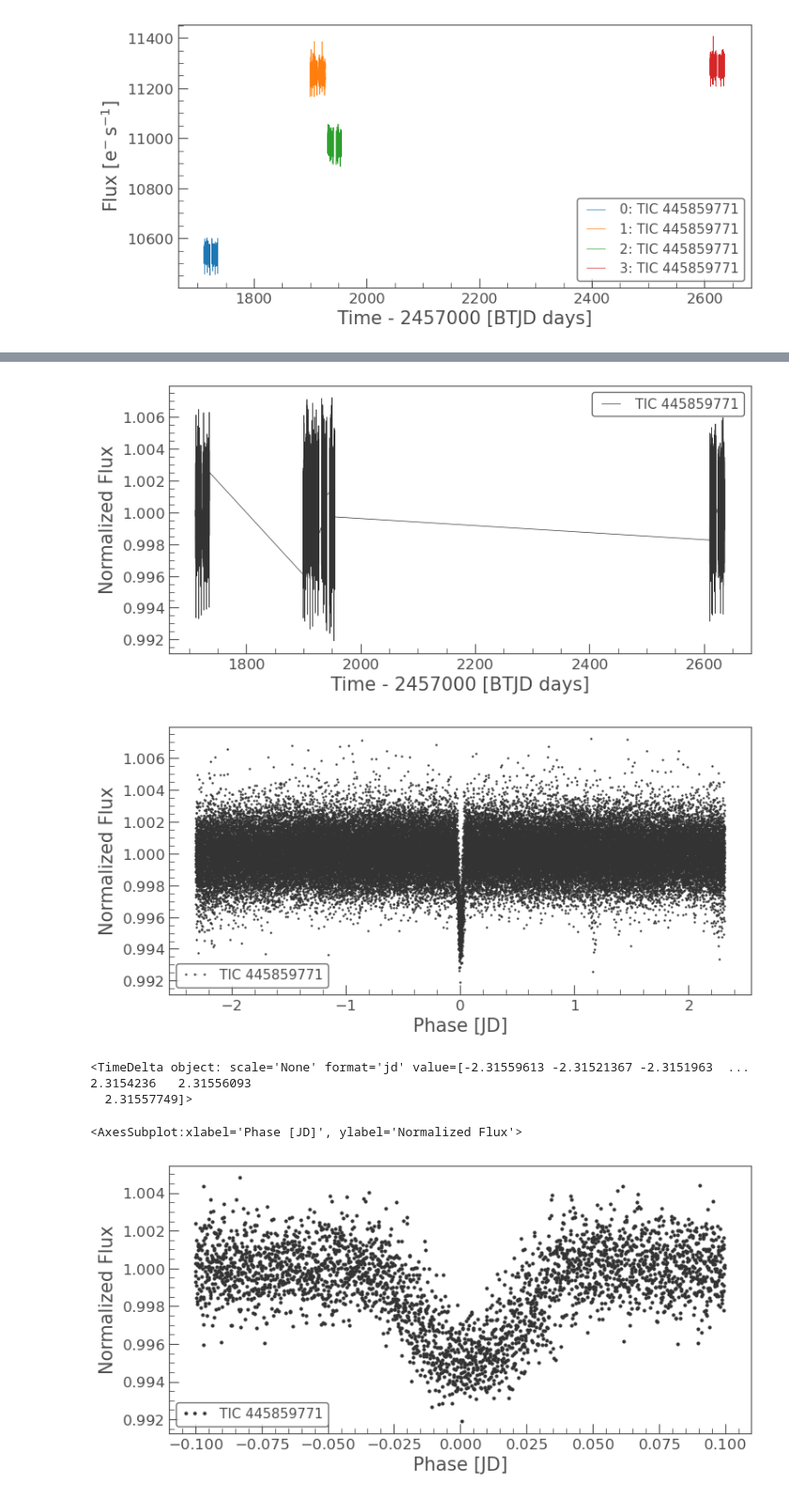
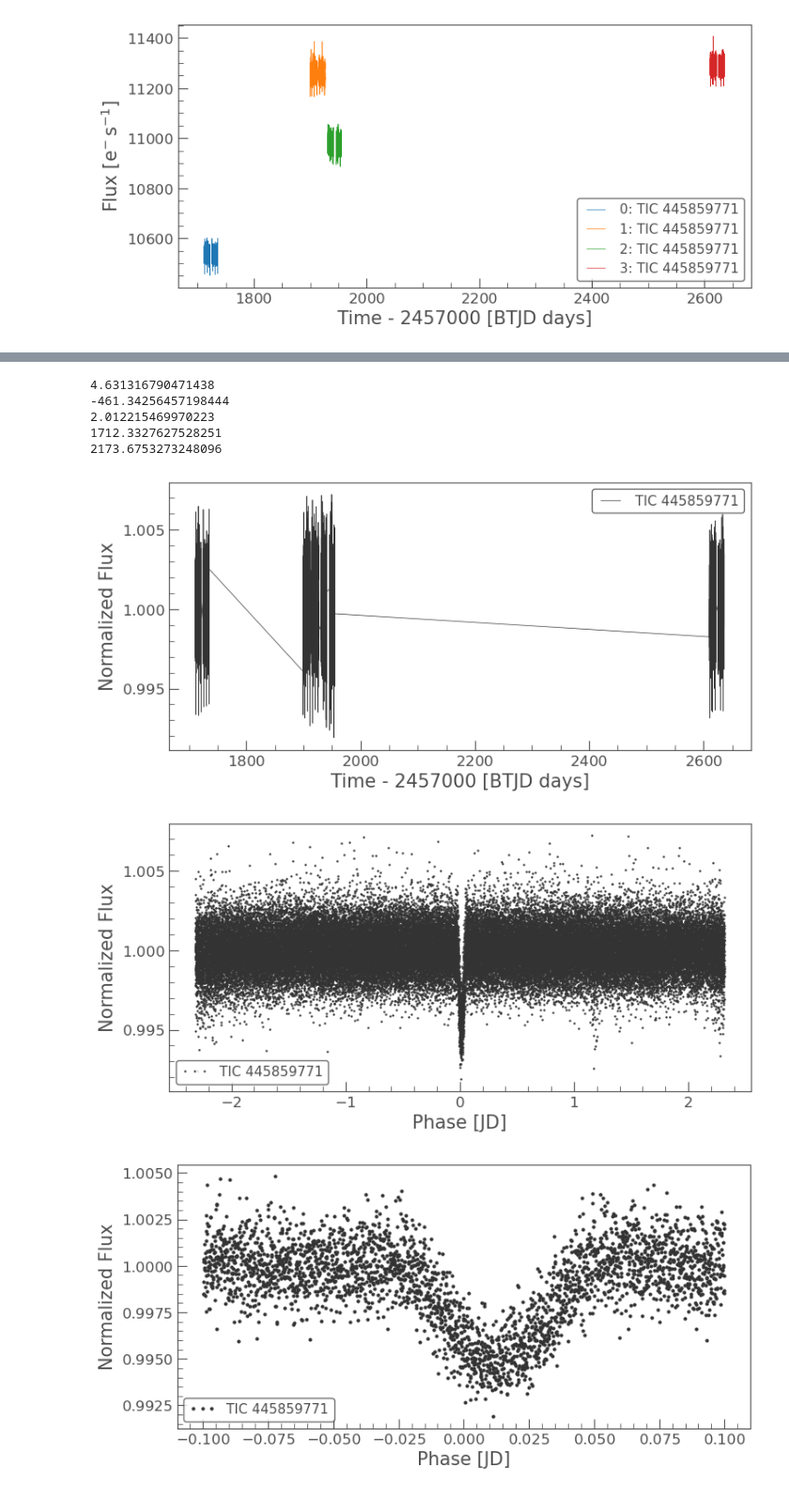
Before and after one commit to juanserrano90/tess_sophie_paper, a Jupyter notebook: transits_1273.ipynb, the cells around one changed output, grey strips where cells are left out. Shown at 94% size. Saved outputs shown, nothing was run; the diff lists cells and outputs as text; code cells hidden in the pictures.

```diff
--- a/transits_1273.ipynb
+++ b/transits_1273.ipynb
@@ -3,6 +3,9 @@ import lightkurve as lk
 import matplotlib.pyplot as plt
 import numpy as np
 %matplotlib inline
+
+plt.rcParams["figure.figsize"]=8,6
+plt.rcParams.update({'font.size': 16})
 # %%
 search_result = lk.search_lightcurve('TIC 445859771', author='SPOC')
 search_result
@@ -59,0 +62,13 @@ lc_normalized = lc.stitch(lambda x: x.remove_nans().remove_outliers().normalize(
+# %%
+lc_normalized = lc.stitch(lambda x: x.remove_nans().remove_outliers().normalize())
+time = lc_normalized.time.value
+flux = lc_normalized.flux
+ref_time = 0.5 * (np.min(time) + np.max(time))
+
+x = np.ascontiguousarray(time - ref_time, dtype=np.float64)
+y = np.ascontiguousarray(1e3 * (flux - 1.0), dtype=np.float64)
+
+plt.plot(x, y, ".k")
+plt.xlabel("time [days]")
+plt.ylabel("relative flux [ppt]")
+_ = plt.xlim(x.min(), x.max())
@@ -59,0 +77,14 @@ lc_normalized = lc.stitch(lambda x: x.remove_nans().remove_outliers().normalize(
+# %%
+from astropy.timeseries import BoxLeastSquares
+
+period_grid = np.exp(np.linspace(np.log(1), np.log(15), 50000))
+
+bls = BoxLeastSquares(x, y)
+bls_power = bls.power(period_grid, 0.1, oversample=20)
+
+# Save the highest peak as the planet candidate
+index = np.argmax(bls_power.power)
+bls_period = bls_power.period[index]
+bls_t0 = bls_power.transit_time[index]
+bls_depth = bls_power.depth[index]
+transit_mask = bls.transit_mask(x, bls_period, 0.2, bls_t0)
@@ -60,25 +131,32 @@ lc_normalized = lc.stitch(lambda x: x.remove_nans().remove_outliers().normalize(
+# %%
+print(bls_period)
+print(bls_t0)
+print(bls_depth)
+print(ref_time+bls_t0)
+print(ref_time)
+# %% [output]
+4.631316790471438
+-461.34256457198444
+2.012215469970223
+1712.3327627528251
+2173.6753273248096
 # %%
 lc_normalized.plot();
 # %% [output]
-[figure, old version]
+[figure, new version]
 # %%
-lc_normalized_folded = lc_normalized.fold(period = 4.63123, epoch_time = 2458712.34791-2457000)
+lc_normalized_folded = lc_normalized.fold(period = bls_period, epoch_time = bls_t0+ref_time)
 # %%
 lc_normalized_folded.plot(marker='.', markersize=1.5,ls='');
-plt.savefig('toi_1273_tess_data_folded.png',dpi=400,bbox_inches='tight')
+#plt.savefig('toi_1273_tess_data_folded.png',dpi=400,bbox_inches='tight')
 #plt.xlim(-0.2,0.2)
 # %% [output]
-[figure, old version]
+[figure, new version]
-# %%
-lc_normalized_folded.time
-# %% [output]
-<TimeDelta object: scale='None' format='jd' value=[-2.31559613 -2.31521367 -2.3151963  ...  2.3154236   2.31556093
-  2.31557749]>
 # %%
-lc_normalized_folded.truncate(before = -0.1, after= 0.1, column = 'time').plot(marker='o', ls='')
+_ = lc_normalized_folded.truncate(before = -0.1, after= 0.1, column = 'time').plot(marker='o', ls='')
+#plt.savefig('toi_1273_folded_trunc.png',dpi=400,bbox_inches='tight')
 # %% [output]
-<AxesSubplot:xlabel='Phase [JD]', ylabel='Normalized Flux'>
-[figure, old version]
+[figure, new version]
 # %%
 lc2 = lc_normalized_folded.truncate(before = -0.1, after= 0.1, column = 'time')
 # %%
```
Also changed, not shown: parts of 14 cells of this notebook, 5 other files.
